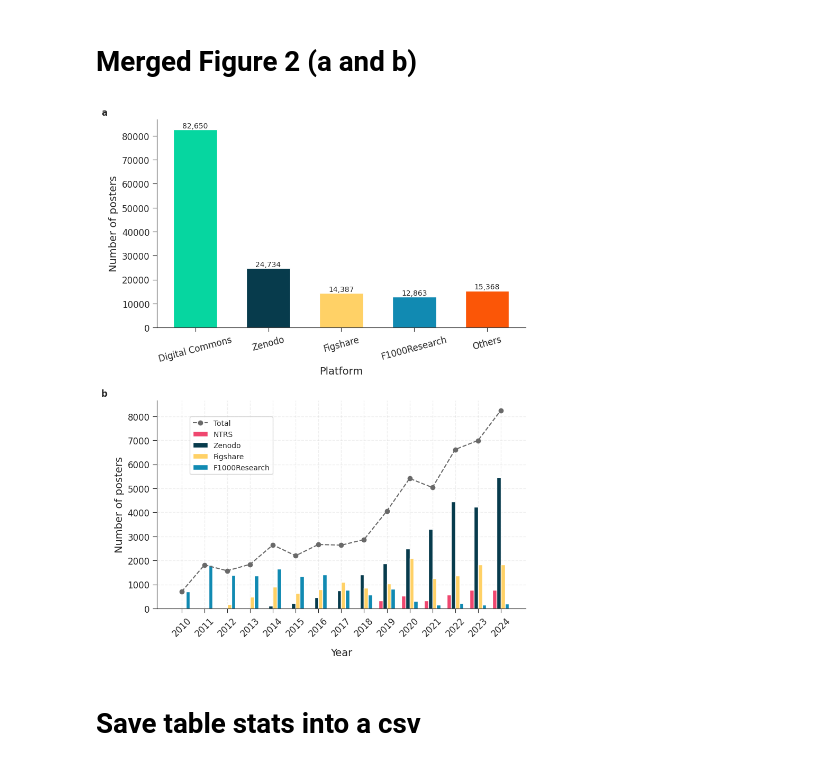
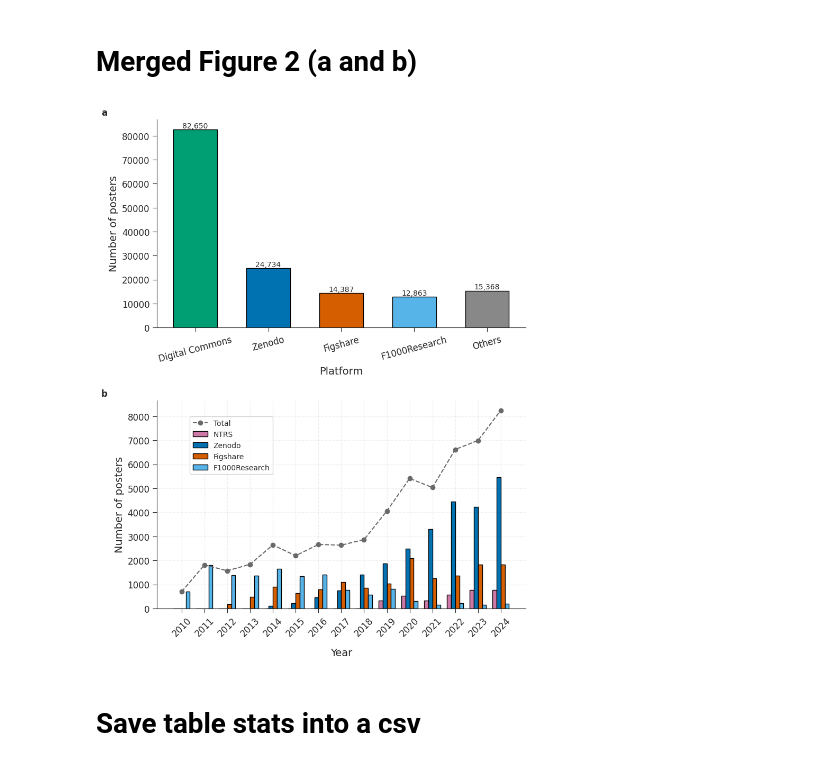
Before and after one commit to fairdataihub/poster-sharing-reuse-paper-code, a Jupyter notebook: find-posters.ipynb, the cells around one changed output. Cells and saved outputs as stored; diff of their text form; code cells hidden in the pictures.

```diff
--- a/find-posters.ipynb
+++ b/find-posters.ipynb
@@ -43,8 +43,9 @@ colors = [
     "#0072B2",  # Blue
     "#D55E00",  # Vermillion (Orange-Red)
     "#56B4E9",  # Sky Blue
-    "#F0E442",  # Yellow
     "#CC79A7",  # Reddish Purple
+    "#888888",  # Grey
+
 ]
 # %% [markdown]
 ## Finding platform where posters are shared
@@ -359,7 +360,6 @@ with open("outputs/find-posters/poster-statistics.json", "w") as f:
 # ---------- CONFIG ----------
 platforms = ["Digital Commons", "Zenodo", "Figshare", "F1000Research"]
 platforms_b = ["NTRS", "Zenodo", "Figshare", "F1000Research", ]
-# colors = ["#06d6a0", "#073b4c", "#ffd166", "#118ab2", "#ef476f", "#fb5607"]
 
 output_dir = os.path.join("outputs", "find-posters")
 os.makedirs(output_dir, exist_ok=True)
@@ -403,6 +403,7 @@ bars = ax1.bar(
     plot_a.values,
     color=[color_map[p] for p in plot_a.index],
     width=0.6,
+    edgecolor="black",
 )
 
 ax1.set_xlabel("Platform", fontsize=14)
@@ -460,37 +461,38 @@ for i, p in enumerate(platforms_b):
         w,
         color=color_map[p],
         label=p,
+        edgecolor="black",
     )
 
 ax2.plot(
     x + w * 1.5,
     pivot.sum(axis=1),
     linestyle="--",
     marker="o",
     color="dimgray",
     label="Total",
 )
 
 ax2.set_xlabel("Year", fontsize=14, labelpad=13)
 ax2.set_ylabel("Number of posters", fontsize=14)
 ax2.set_xticks(x + w * 1.5)
 ax2.set_xticklabels(pivot.index.astype(int), rotation=45, fontsize=12)
 ax2.text(
     -0.15, 1.02, "b",
     transform=ax2.transAxes,
     fontsize=12,
     fontweight="bold",
     clip_on=False,
 )
 
 ax2.legend(loc="upper left", bbox_to_anchor=(0.08, 0.94))
 ax2.grid(True, linestyle="--", alpha=0.3)
 
 plt.tight_layout()
 fig.savefig("outputs/find-posters/figure-2.png", dpi=300, bbox_inches="tight")
 plt.show()
 # %% [output]
-[figure, old version]
+[figure, new version]
 # %% [markdown]
 # Save table stats into a csv
 # %%
```
Also changed, not shown: 6 other files.
